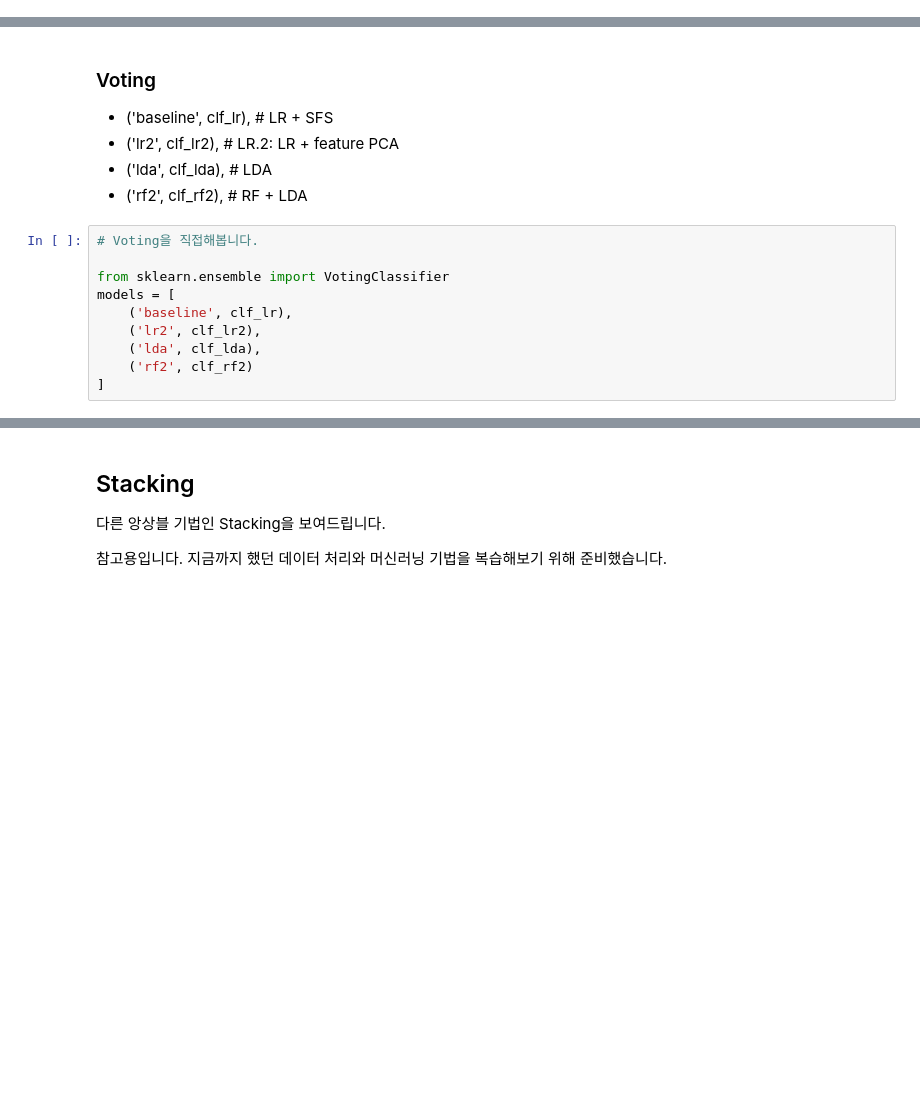
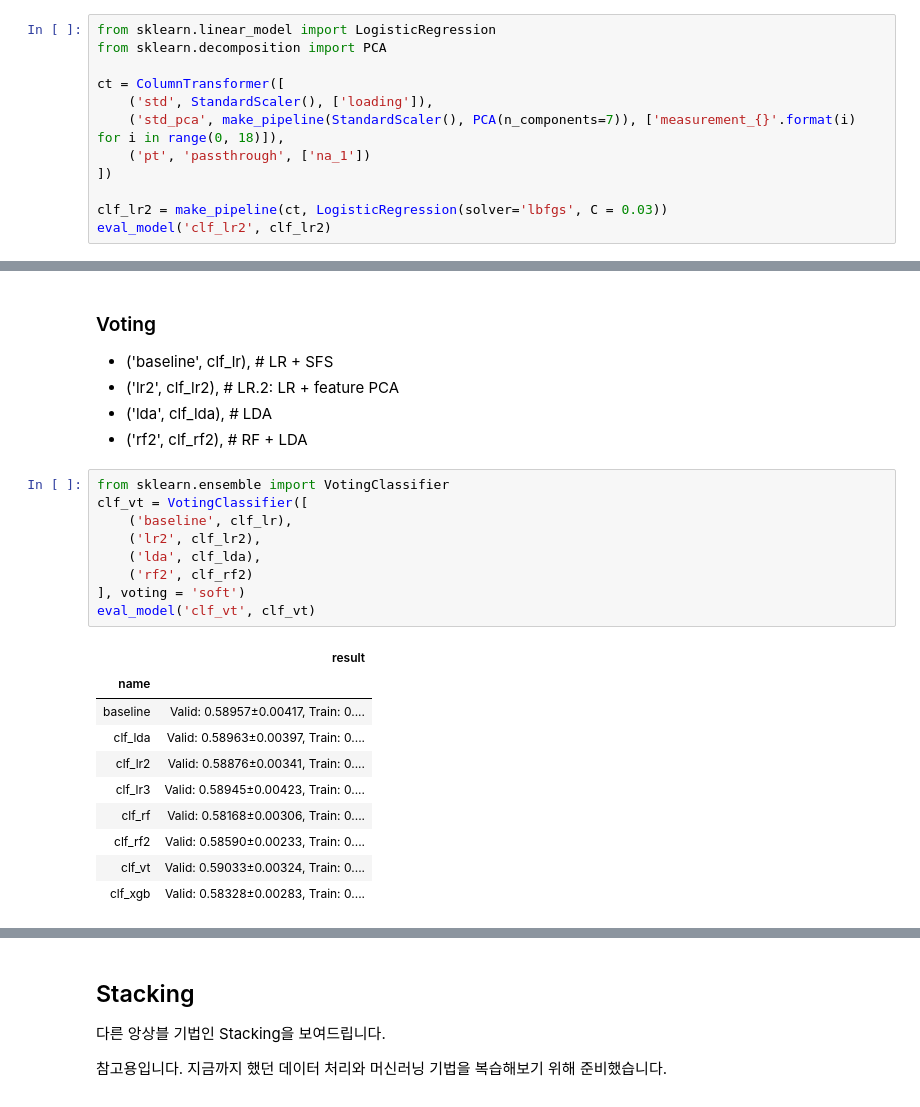
Before and after one commit to sunkusun9/DS_lv3_2603_2, a Jupyter notebook: sec_ds_lv3_prob1_kaggle.ipynb, the cells around one changed output, grey strips where cells are left out. Saved outputs shown, nothing was run; the diff lists cells and outputs as text; blank space fills up the shorter version.

```diff
--- a/sec_ds_lv3_prob1_kaggle.ipynb
+++ b/sec_ds_lv3_prob1_kaggle.ipynb
@@ -334,3 +344,15 @@ eval_model('baseline', clf_lr)
 ### LR2
 
 LR + PCA - measurement_0~17 -> STD -> PCA(n_components = 7) + loading -> STD,  PT: na_1, na_2
+# %%
+from sklearn.linear_model import LogisticRegression
+from sklearn.decomposition import PCA
+
+ct = ColumnTransformer([
+    ('std', StandardScaler(), ['loading']),
+    ('std_pca', make_pipeline(StandardScaler(), PCA(n_components=7)), ['measurement_{}'.format(i) for i in range(0, 18)]),
+    ('pt', 'passthrough', ['na_1'])
+])
+
+clf_lr2 = make_pipeline(ct, LogisticRegression(solver='lbfgs', C = 0.03))
+eval_model('clf_lr2', clf_lr2)
@@ -365,12 +528,22 @@ LDA + Baseline
 - ('lda', clf_lda), # LDA
 - ('rf2', clf_rf2), # RF + LDA
 # %%
-# Voting을 직접해봅니다.
-
 from sklearn.ensemble import VotingClassifier
-models = [
+clf_vt = VotingClassifier([
     ('baseline', clf_lr),
     ('lr2', clf_lr2),
     ('lda', clf_lda),
     ('rf2', clf_rf2)
-]
+], voting = 'soft')
+eval_model('clf_vt', clf_vt)
+# %% [output]
+|  | result |
+| name |  |
+| baseline | Valid: 0.58957±0.00417, Train: 0.... |
+| clf_lda | Valid: 0.58963±0.00397, Train: 0.... |
+| clf_lr2 | Valid: 0.58876±0.00341, Train: 0.... |
+| clf_lr3 | Valid: 0.58945±0.00423, Train: 0.... |
+| clf_rf | Valid: 0.58168±0.00306, Train: 0.... |
+| clf_rf2 | Valid: 0.58590±0.00233, Train: 0.... |
+| clf_vt | Valid: 0.59033±0.00324, Train: 0.... |
+| clf_xgb | Valid: 0.58328±0.00283, Train: 0.... |
```
Also changed, not shown: parts of 18 cells of this notebook.
